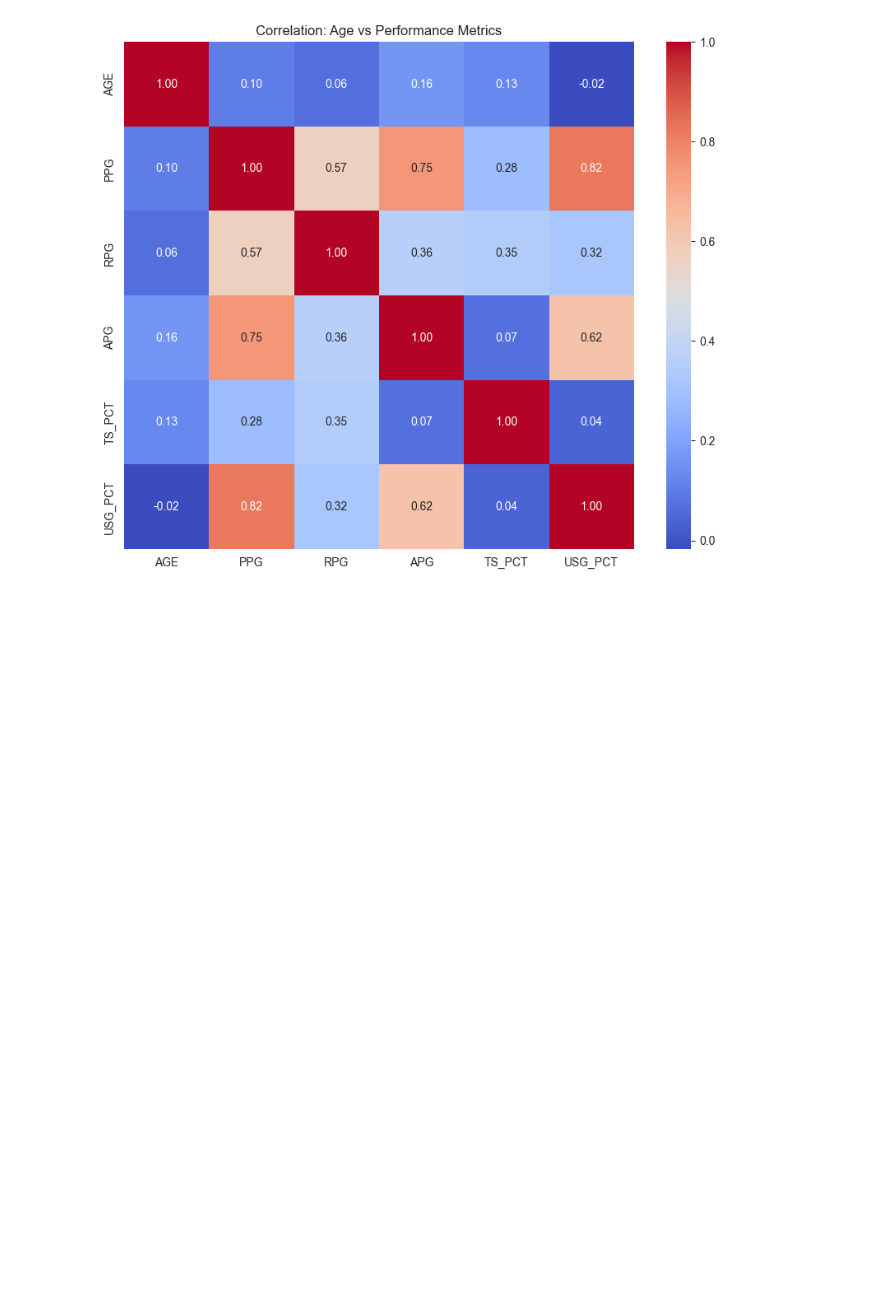
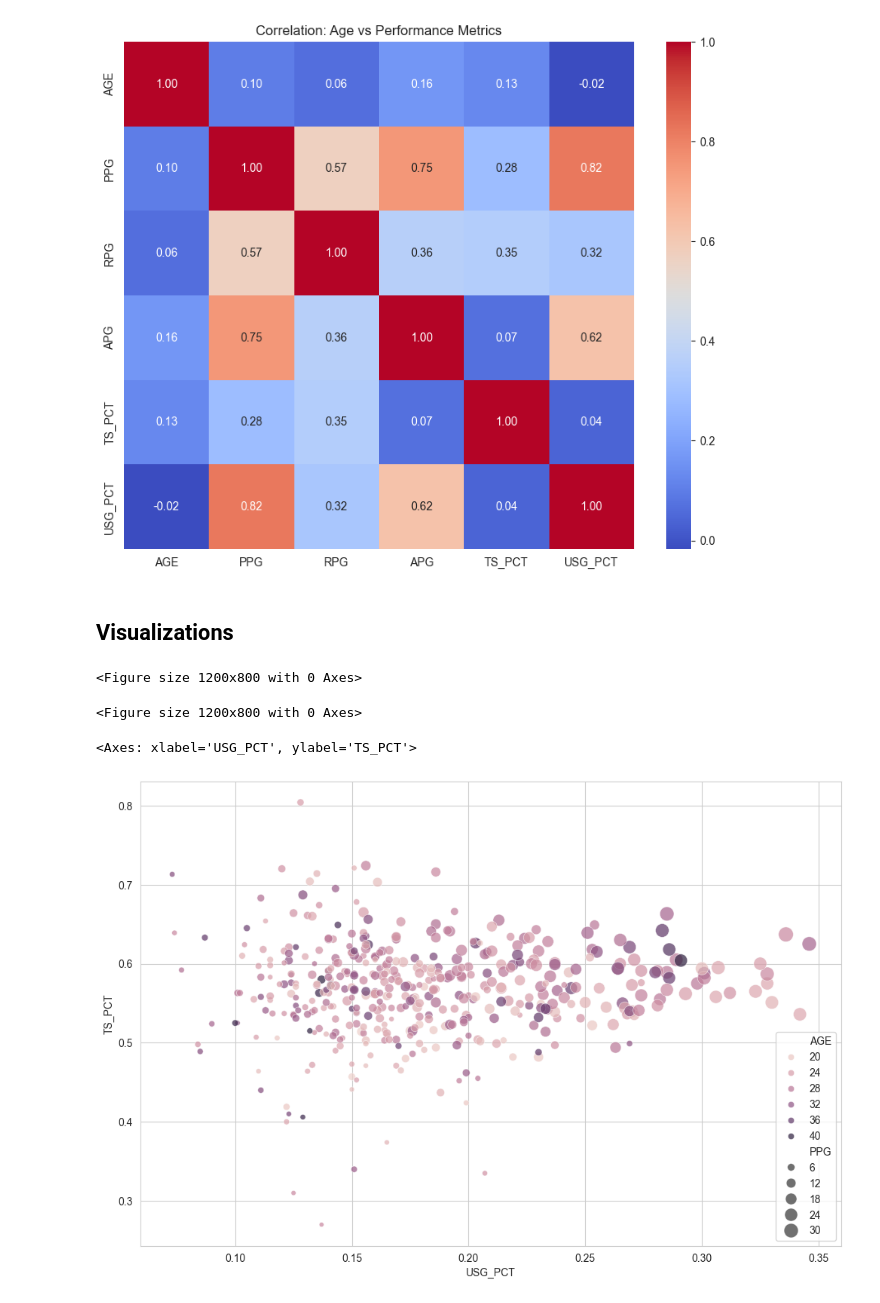
Before and after one commit to jericho1124/nba-impact-analysis, a Jupyter notebook: notebook/nba_analysis.ipynb, the cells around one changed output. Saved outputs shown, nothing was run; the diff lists cells and outputs as text; code cells hidden in the pictures; blank space fills up the shorter version.

Commit message:
finished doing visualizations. next is the findings and conclusion of the project

```diff
--- a/notebook/nba_analysis.ipynb
+++ b/notebook/nba_analysis.ipynb
@@ -128,3 +132,15 @@ plt.title("Correlation: Age vs Performance Metrics")
 plt.show()
 # %% [output]
 [figure]
+# %% [markdown]
+## Visualizations
+# %%
+plt.figure(figsize=(12, 8))
+# %% [output]
+<Figure size 1200x800 with 0 Axes>
+<Figure size 1200x800 with 0 Axes>
+# %%
+sns.scatterplot(data=df_filtered, x='USG_PCT', y='TS_PCT', hue='AGE', size='PPG', sizes=(20, 200), alpha=0.7)
+# %% [output]
+<Axes: xlabel='USG_PCT', ylabel='TS_PCT'>
+[figure, added]
```
Also changed, not shown: parts of 5 cells of this notebook.
